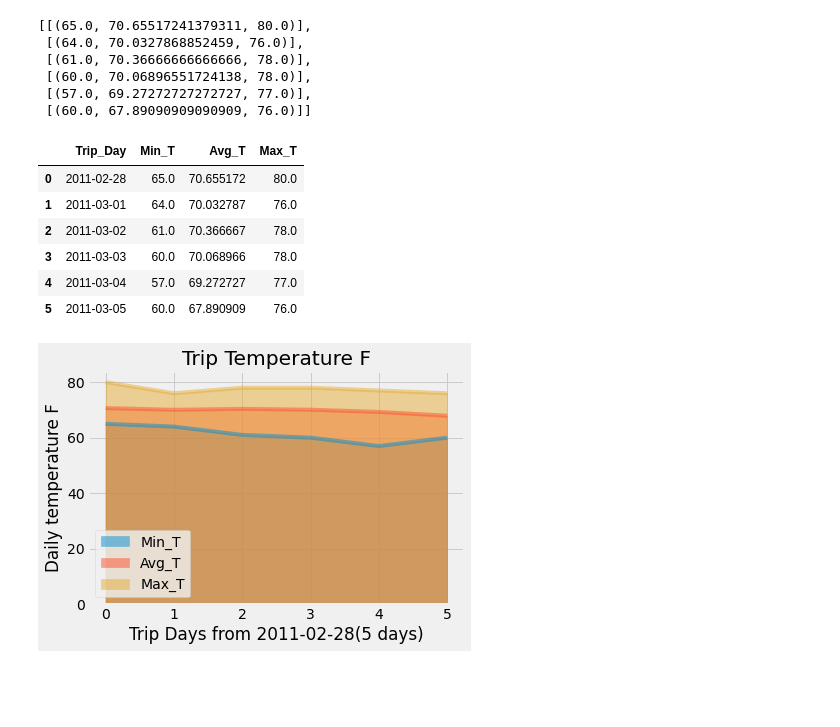
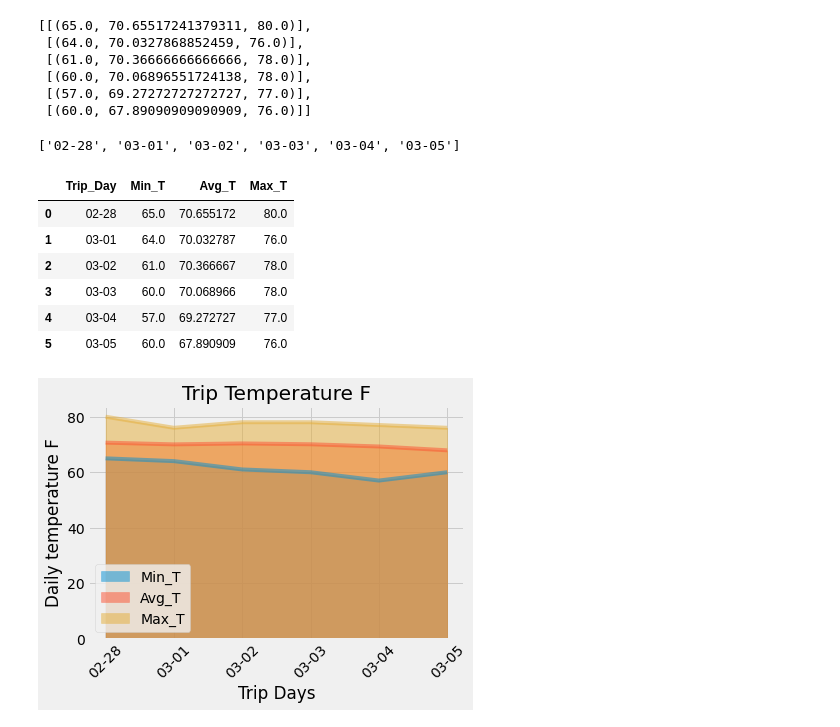
Before and after one commit to tonyzhao668/sqlalchemy_challenge, a Jupyter notebook: climate_starter.ipynb, the cells around one changed output. Saved outputs shown, nothing was run; the diff lists cells and outputs as text; code cells hidden in the pictures; blank space fills up the shorter version.

```diff
--- a/climate_starter.ipynb
+++ b/climate_starter.ipynb
@@ -348,10 +348,28 @@ import numpy as np
 
 ptps = calc_temps('2011-02-28', '2011-03-05')
 
+labels = ['everage_tmp']
+x_pos = np.arange(len(labels))
+mean_temp = ptps[0][1]
+error = ptps[0][2]-ptps[0][0]
+
+y = ptps[0][1]
+x = len(ptps)
+
 fig, ax = plt.subplots()
+ax.bar(x_pos, mean_temp,
+       yerr=error,
+       align='center',
+       alpha=0.5,
+       ecolor='black',
+       width = 0.5,
+       capsize=10)
+ax.set_ylabel('everage temp F with error')
 
-x = range(len(ptps))
-ax.boxplot(ptps, patch_artist=True)
+ax.set_xticks(x_pos)
+ax.set_xticklabels(labels)
 ax.set_title('Trip Avg Temp')
+ax.yaxis.grid(True)
+
 plt.show()
 # %% [output]
@@ -417,11 +437,13 @@ edate = dt.date(2011, 3, 5)   # end date
 delta = edate - sdate  # as timedelta
 
 normals = []
+trip_dates = []
 
 for i in range(delta.days + 1):
     day = sdate + dt.timedelta(days=i)
     dtdate = day.strftime("%m-%d")
     normals.append(daily_normals(dtdate))
+    trip_dates.append(dtdate)
 
 normals
 # %% [output]
@@ -431,9 +453,14 @@ normals
  [(60.0, 70.06896551724138, 78.0)],
  [(57.0, 69.27272727272727, 77.0)],
  [(60.0, 67.89090909090909, 76.0)]]
+# %%
+# Use the start and end date to create a range of dates
+# Stip off the year and save a list of %m-%d strings
+trip_dates
+# %% [output]
+['02-28', '03-01', '03-02', '03-03', '03-04', '03-05']
 # %%
 # Load the previous query results into a Pandas DataFrame and add the `trip_dates` range as the `date` index
-Trip_dates = ["2011-02-28", "2011-03-01","2011-03-02","2011-03-03","2011-03-04","2011-03-05"]
 mint = []
 avgt = []
 maxt = []
@@ -442,29 +469,35 @@ for n in range(len(normals)):
     mint.append(l[0])
     avgt.append(l[1])
     maxt.append(l[2])
-trip_dict = {"Trip_Day":Trip_dates, "Min_T":mint, "Avg_T":avgt, "Max_T":maxt}
+trip_dict = {"Trip_Day":trip_dates, "Min_T":mint, "Avg_T":avgt, "Max_T":maxt}
 trip_df = pd.DataFrame(trip_dict)
 trip_df.head(6)
 # %% [output]
 |  | Trip_Day | Min_T | Avg_T | Max_T |
-| 0 | 2011-02-28 | 65.0 | 70.655172 | 80.0 |
-| 1 | 2011-03-01 | 64.0 | 70.032787 | 76.0 |
-| 2 | 2011-03-02 | 61.0 | 70.366667 | 78.0 |
-| 3 | 2011-03-03 | 60.0 | 70.068966 | 78.0 |
-| 4 | 2011-03-04 | 57.0 | 69.272727 | 77.0 |
-| 5 | 2011-03-05 | 60.0 | 67.890909 | 76.0 |
+| 0 | 02-28 | 65.0 | 70.655172 | 80.0 |
+| 1 | 03-01 | 64.0 | 70.032787 | 76.0 |
+| 2 | 03-02 | 61.0 | 70.366667 | 78.0 |
+| 3 | 03-03 | 60.0 | 70.068966 | 78.0 |
+| 4 | 03-04 | 57.0 | 69.272727 | 77.0 |
+| 5 | 03-05 | 60.0 | 67.890909 | 76.0 |
 # %%
 # Plot the daily normals as an area plot with `stacked=False`
 #plot with daily average temperature only
 # The stacked with min, avg, max temperatures please refer to next cell
 
 # Area plot
 
 trip_df.plot.area(stacked=False)
 plt.title("Trip Temperature F")
-plt.xlabel("Trip Days from 2011-02-28(5 days)")
+plt.xlabel("Trip Days")
 plt.ylabel("Daily temperature F")
 plt.style.use('fivethirtyeight')
+ticker = trip_df.Trip_Day
+x_axis = np.arange(len(trip_df.Trip_Day))
+tick_locations = []
+for x in x_axis:
+    tick_locations.append(x)
+plt.xticks(tick_locations, ticker, rotation="45")
 plt.show()
 # %% [output]
-[figure, old version]
+[figure, new version]
```
Also changed, not shown: parts of 4 cells of this notebook, 1 other file.
